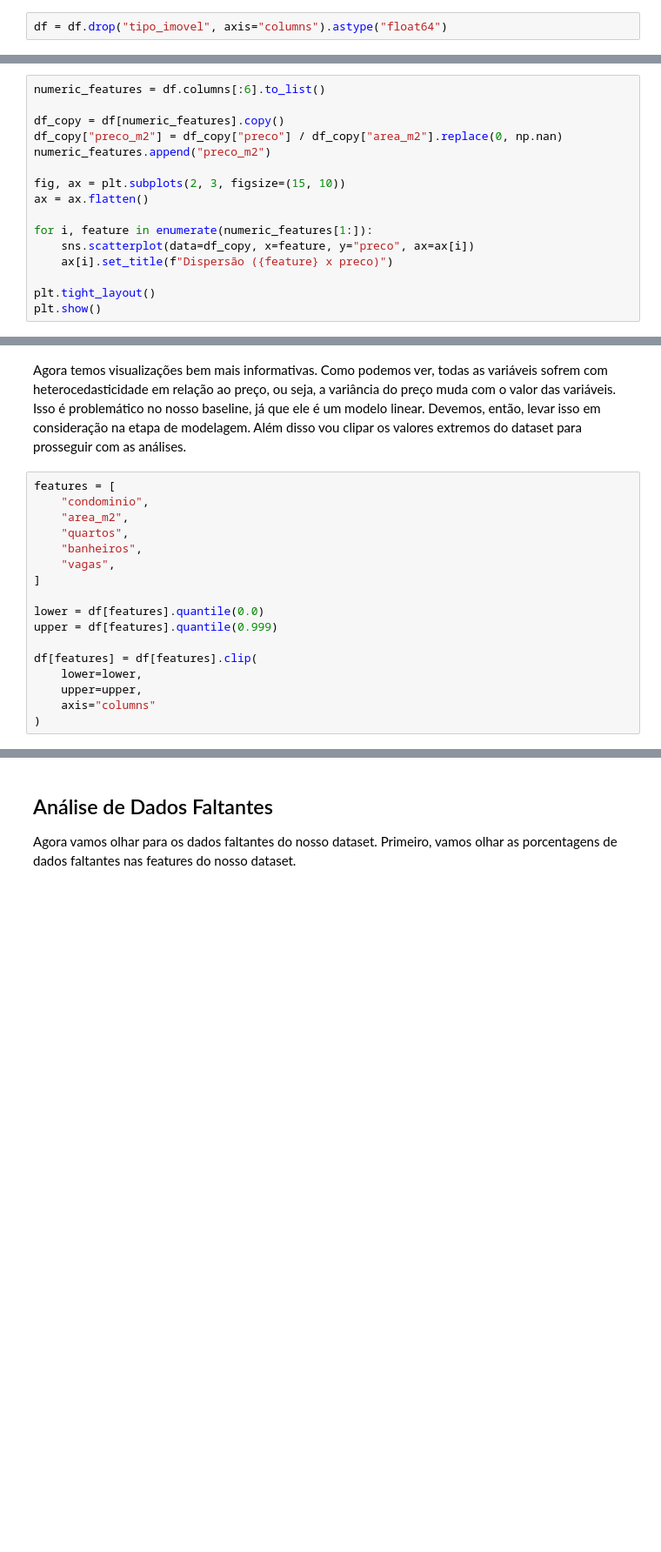
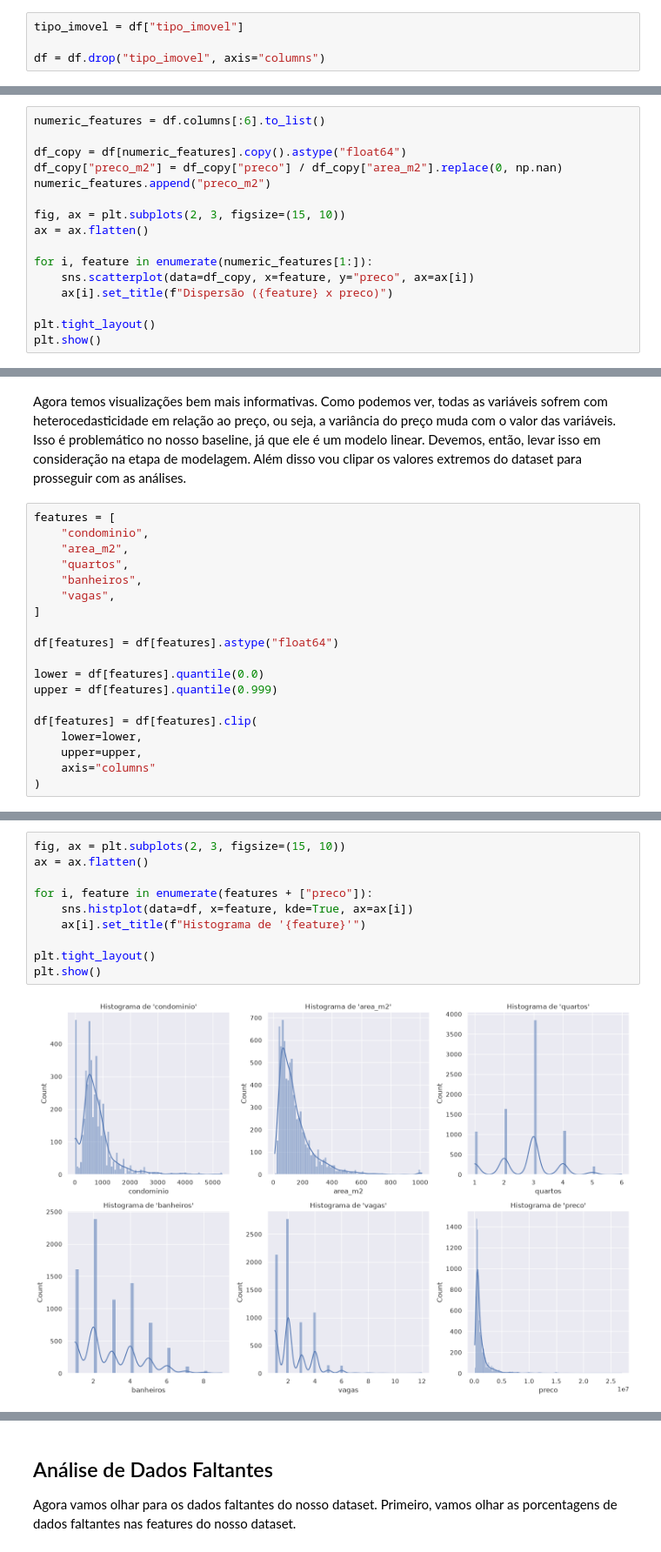
Before and after one commit to gauloish/meu-ape, a Jupyter notebook: notebooks/03_data_exploration.ipynb, the cells around one changed output, grey strips where cells are left out. Shown at 87% size. Cells and saved outputs as stored; diff of their text form; blank space fills up the shorter version.

```diff
--- a/notebooks/03_data_exploration.ipynb
+++ b/notebooks/03_data_exploration.ipynb
@@ -45,7 +45,9 @@ memory usage: 982.3 KB
 
 Vamos inicialmente fazer uma análise de correlação entre algumas variáveis. Para isso, vamos remover a feature `tipo_imovel` e vamos converter todas as features para o tipo `float`.
 # %%
-df = df.drop("tipo_imovel", axis="columns").astype("float64")
+tipo_imovel = df["tipo_imovel"]
+
+df = df.drop("tipo_imovel", axis="columns")
 # %%
 corr = df.corr(method="spearman")
 # %%
@@ -99,7 +101,7 @@ Além disso, vamos análisar a relação entre essas variáveis e o target para
 # %%
 numeric_features = df.columns[:6].to_list()
 
-df_copy = df[numeric_features].copy()
+df_copy = df[numeric_features].copy().astype("float64")
 df_copy["preco_m2"] = df_copy["preco"] / df_copy["area_m2"].replace(0, np.nan)
 numeric_features.append("preco_m2")
 
@@ -145,6 +147,8 @@ features = [
     "vagas",
 ]
 
+df[features] = df[features].astype("float64")
+
 lower = df[features].quantile(0.0)
 upper = df[features].quantile(0.999)
 
@@ -155,0 +164,12 @@ df[features] = df[features].clip(
+# %%
+fig, ax = plt.subplots(2, 3, figsize=(15, 10))
+ax = ax.flatten()
+
+for i, feature in enumerate(features + ["preco"]):
+    sns.histplot(data=df, x=feature, kde=True, ax=ax[i])
+    ax[i].set_title(f"Histograma de '{feature}'")
+
+plt.tight_layout()
+plt.show()
+# %% [output]
+[figure, added]
```
Also changed, not shown: parts of 20 cells of this notebook.
